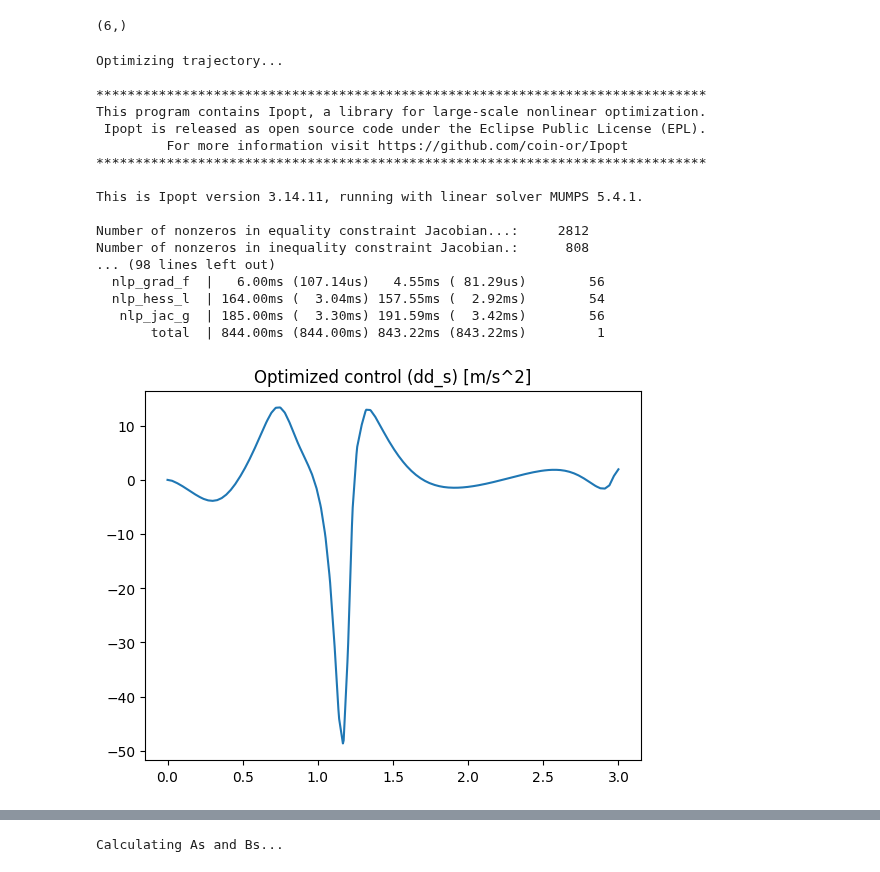
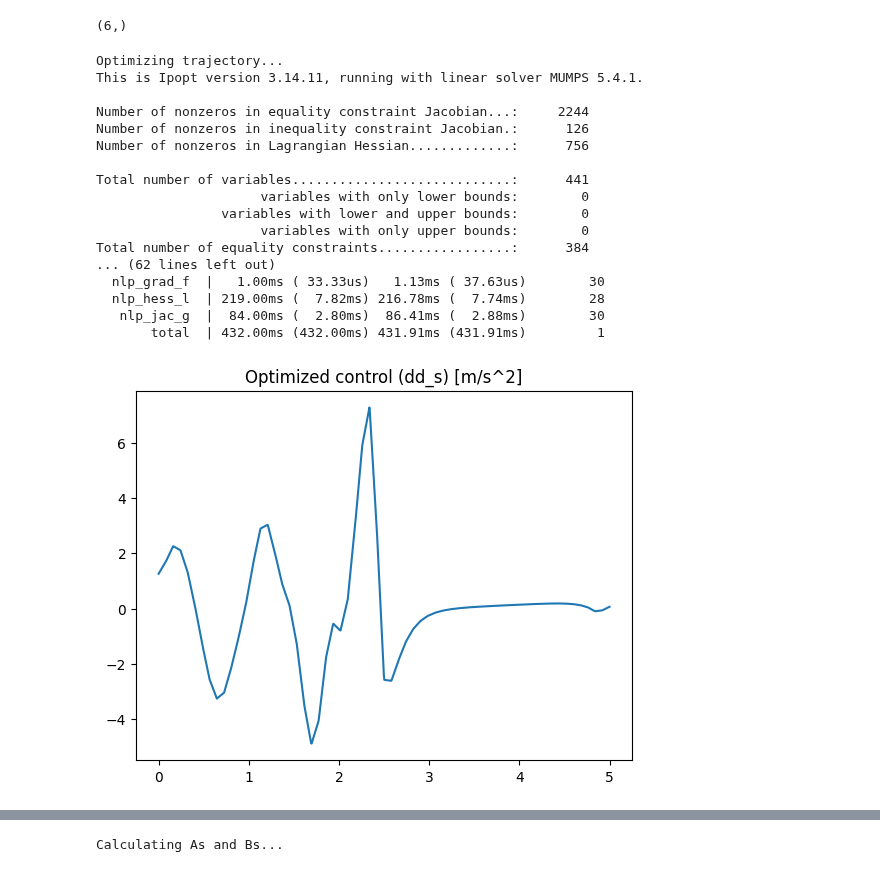
Before and after one commit to sackariaslunman/inverted-pendulum, a Jupyter notebook: src/python/env_cartpoles_direct_collocation_stepper.ipynb, the cells around one changed output, grey strips where cells are left out. Cells and saved outputs as stored; diff of their text form; code cells hidden in the pictures.

```diff
--- a/src/python/env_cartpoles_direct_collocation_stepper.ipynb
+++ b/src/python/env_cartpoles_direct_collocation_stepper.ipynb
@@ -12,13 +12,18 @@ from lib.numerical import rk4_step
 # %%
 dt = 0.005
 g = 9.81
+r = 0.04456
+x_max = 0.8
+m = 0.2167
+J = 0.0001
+d = 0.001
 
-cart = Cart(0.1, 0.01, (-0.8, 0.8), 0.05)
-motor = StepperMotor(0.06, (-5, 5), 0.2, (-2, 2), 0.1)
-poles = [Pole(0.1, 0.15, 0.01), Pole(0.2, 0.2, 0.01)]
-n = len(poles)
+cart = Cart(m, 0.01, (-x_max, x_max), 0.2)
+motor = StepperMotor(r, (-2.7, 2.7), 0.1, (-5, 5), 0.1)
+poles = [Pole(0.045, 0.15, 0.075, d, J),Pole(0.045, 0.2, 0.1, d, J)]
+system = CartPoleSystem(cart, motor, poles, g)
 
-system = CartPoleStepperMotorSystem(cart, motor, poles, g)
+n = system.num_poles
 
 max_time = 10
 N_env = int(max_time/dt)
@@ -28,45 +33,45 @@ env.observation_space.shape
 # %% [output]
 (6,)
 # %%
-end_time = 3
-dt_collocation = 0.03
+end_time = 5
+dt_collocation = 0.05
 N_collocation = int(end_time/dt_collocation)+1
 
 N = int(end_time/dt)
 
 direct_collocation = CartPoleStepperMotorDirectCollocation(N, N_collocation, system, 0.0001)
 
 x0 = np.array([0, 0] + [radians(180), 0]*n)
 
-r = np.array([-0.5, 0] + [radians(0), 0] + [radians(0), 0])
+r = np.array([-0.2, 0] + [radians(0), 0]*n)
 
 print("Optimizing trajectory...")
 states, controls = direct_collocation.make_solver(end_time, x0, r)
 
 time = np.linspace(0, end_time, N)
 
 plt.title("Optimized control (dd_s) [m/s^2]")
 plt.plot(time, controls.T[0])
 plt.show()
 # %% [output]
 Optimizing trajectory...
-
-******************************************************************************
-This program contains Ipopt, a library for large-scale nonlinear optimization.
- Ipopt is released as open source code under the Eclipse Public License (EPL).
-         For more information visit https://github.com/coin-or/Ipopt
-******************************************************************************
-
 This is Ipopt version 3.14.11, running with linear solver MUMPS 5.4.1.
 
-Number of nonzeros in equality constraint Jacobian...:     2812
-Number of nonzeros in inequality constraint Jacobian.:      808
-... (98 lines left out)
-  nlp_grad_f  |   6.00ms (107.14us)   4.55ms ( 81.29us)        56
-  nlp_hess_l  | 164.00ms (  3.04ms) 157.55ms (  2.92ms)        54
-   nlp_jac_g  | 185.00ms (  3.30ms) 191.59ms (  3.42ms)        56
-       total  | 844.00ms (844.00ms) 843.22ms (843.22ms)         1
+Number of nonzeros in equality constraint Jacobian...:     2244
+Number of nonzeros in inequality constraint Jacobian.:      126
+Number of nonzeros in Lagrangian Hessian.............:      756
+
+Total number of variables............................:      441
+                     variables with only lower bounds:        0
+                variables with lower and upper bounds:        0
+                     variables with only upper bounds:        0
+Total number of equality constraints.................:      384
+... (62 lines left out)
+  nlp_grad_f  |   1.00ms ( 33.33us)   1.13ms ( 37.63us)        30
+  nlp_hess_l  | 219.00ms (  7.82ms) 216.78ms (  7.74ms)        28
+   nlp_jac_g  |  84.00ms (  2.80ms)  86.41ms (  2.88ms)        30
+       total  | 432.00ms (432.00ms) 431.91ms (431.91ms)         1
-[figure, old version]
+[figure, new version]
 # %%
 np.set_printoptions(precision=2)
 
```
Also changed, not shown: parts of 5 cells of this notebook, 14 other files.
